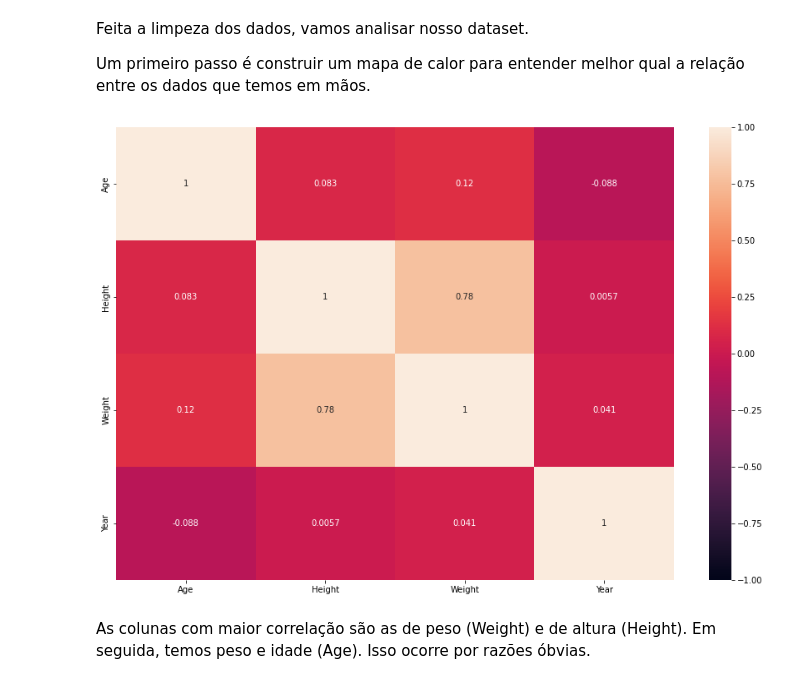
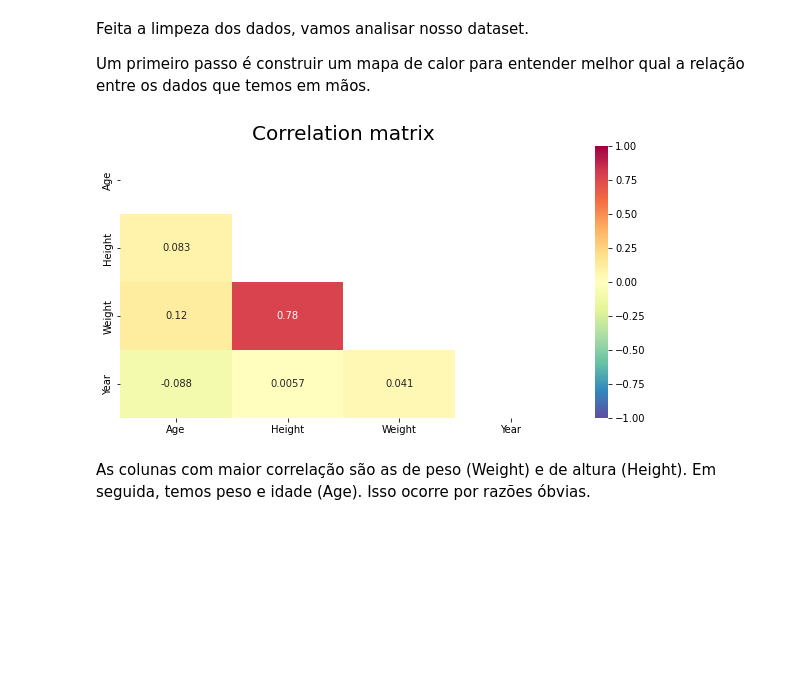
Before and after one commit to kauafillipe/Projeto-1---Turing-Academy, a Jupyter notebook: Projeto.ipynb, the cells around one changed output. Drawn from its saved outputs; the diff is of its cells as text; code cells hidden in the pictures; blank space fills up the shorter version.

```diff
--- a/Projeto.ipynb
+++ b/Projeto.ipynb
@@ -607,11 +607,15 @@ Um primeiro passo é construir um mapa de calor para entender melhor qual a rela
 # %%
 #Criação do heatmap
 
-plt.figure(figsize=(15,10))
-sns.heatmap(df.corr(), annot=True, vmin=-1, vmax=1)
+plt.figure(figsize=(10,5))
+corrs = df.corr()
+mask = np.zeros_like(corrs)
+mask[np.triu_indices_from(mask)] = True
+sns.heatmap(corrs, annot=True, vmin=-1, vmax=1, mask = mask, cmap='Spectral_r')
+plt.title('Correlation matrix',  fontsize = 20, color = 'black')
 plt.show()
 # %% [output]
-[figure, old version]
+[figure, new version]
 # %% [markdown]
 As colunas com maior correlação são as de peso (Weight) e de altura (Height). Em seguida, temos peso e idade (Age). Isso ocorre por razões óbvias.
 # %%
```
Also changed, not shown: parts of 6 cells of this notebook.
